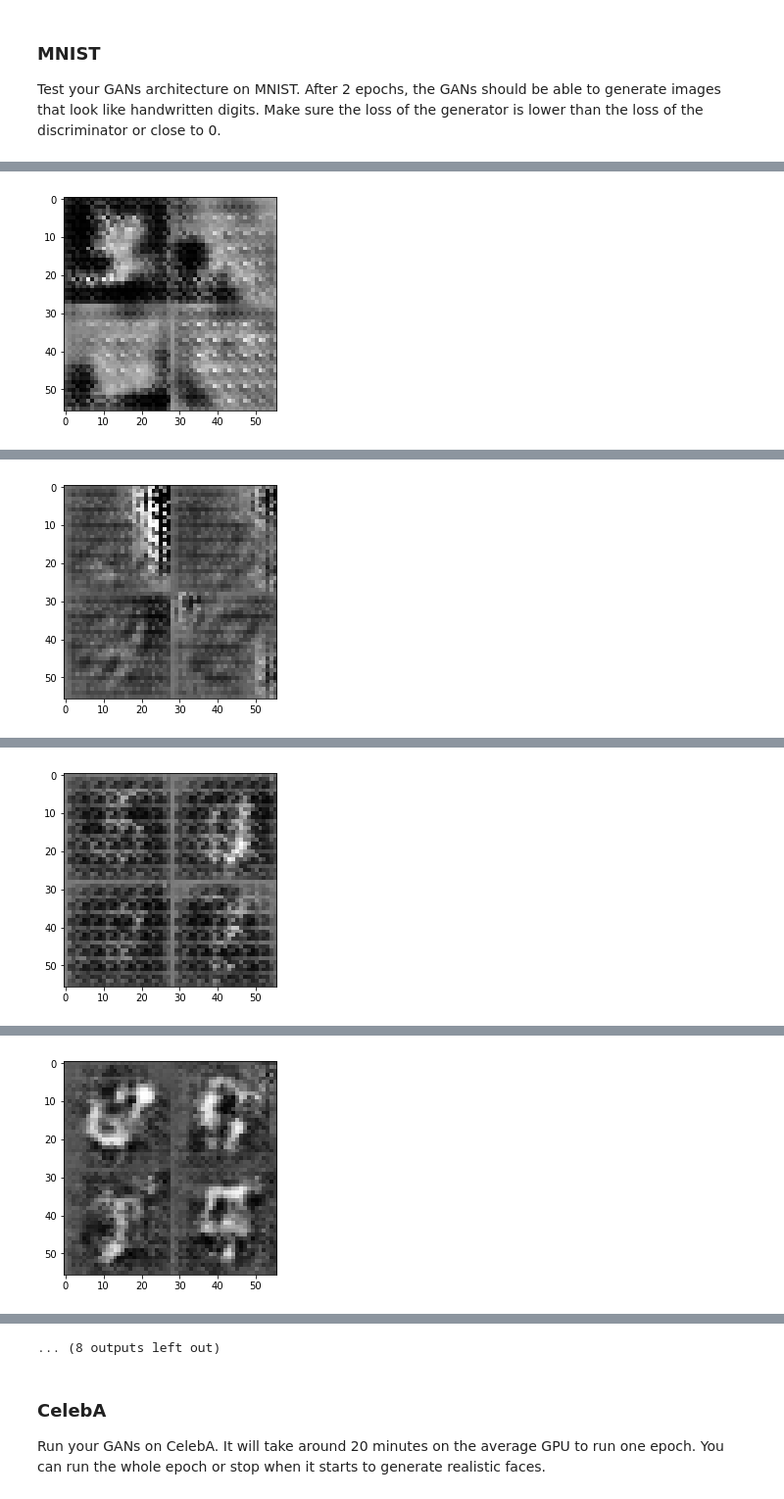
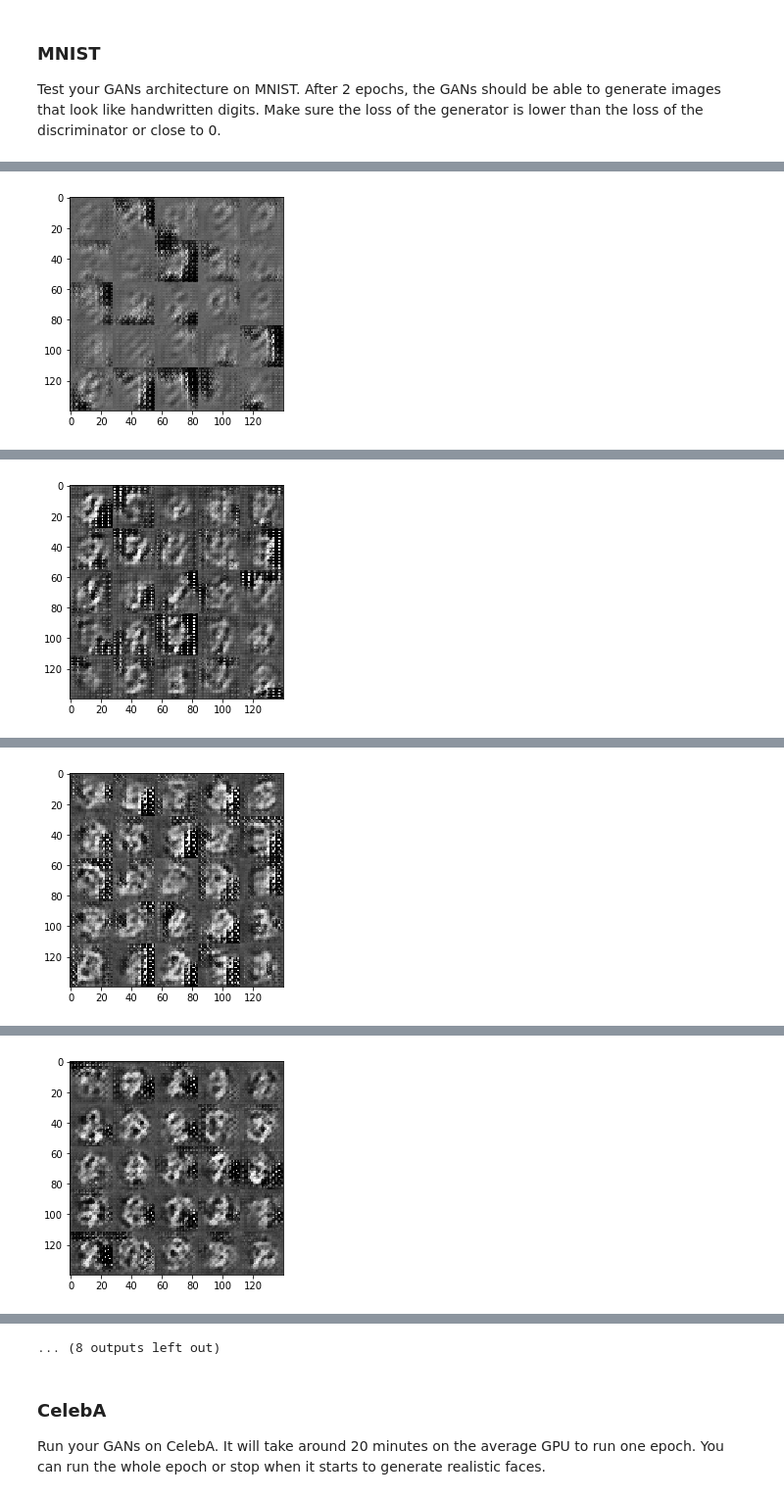
Before and after one commit to Xpitfire/deep-learning, a Jupyter notebook: face_generation/dlnd_face_generation.ipynb, the cells around one changed output, grey strips where cells are left out. Shown at 98% size. Saved outputs shown, nothing was run; the diff lists cells and outputs as text; code cells hidden in the pictures.

```diff
--- a/face_generation/dlnd_face_generation.ipynb
+++ b/face_generation/dlnd_face_generation.ipynb
@@ -155,8 +155,7 @@ def discriminator(images, reuse=False):
         # 14x14
 
         layer2 = tf.layers.conv2d(layer1_act, 256, 5, strides=2, padding='same')
-        layer2_bn = tf.layers.batch_normalization(layer2, training=True)
-        layer2_act = leaky_relu(layer2_bn)
+        layer2_act = leaky_relu(layer2)
         # 7x7
 
         layer2_rs = tf.reshape(layer2_act, (-1, 7*7*256))
@@ -268,8 +267,9 @@ def model_opt(d_loss, g_loss, learning_rate, beta1):
     g_vars = [var for var in vars_ if var.name.startswith('generator')]
     d_vars = [var for var in vars_ if var.name.startswith('discriminator')]
 
-    d_opt = tf.train.AdamOptimizer(learning_rate=learning_rate, beta1=beta1).minimize(d_loss, var_list=d_vars)
-    g_opt = tf.train.AdamOptimizer(learning_rate=learning_rate, beta1=beta1).minimize(g_loss, var_list=g_vars)
+    with tf.control_dependencies(tf.get_collection(tf.GraphKeys.UPDATE_OPS)):
+        d_opt = tf.train.AdamOptimizer(learning_rate=learning_rate, beta1=beta1).minimize(d_loss, var_list=d_vars)
+        g_opt = tf.train.AdamOptimizer(learning_rate=learning_rate, beta1=beta1).minimize(g_loss, var_list=g_vars)
 
     return d_opt, g_opt
 
@@ -321,7 +321,7 @@ Use the `show_generator_output` to show `generator` output while you train. Runn
 # %%
 import matplotlib.pyplot as plt
 
-def train(epoch_count, batch_size, z_dim, learning_rate, beta1, get_batches, data_shape, data_image_mode, print_every=10, show_every=100, figsize=(5,5)):
+def train(epoch_count, batch_size, z_dim, learning_rate, beta1, get_batches, data_shape, data_image_mode, print_every=10, show_every=100, figsize=(5,5), n_images=25):
     """
     Train the GAN
     :param epoch_count: Number of epochs
@@ -359,12 +359,13 @@ def train(epoch_count, batch_size, z_dim, learning_rate, beta1, get_batches, dat
                     train_loss_g = g_loss.eval({input_z: batch_z})
 
                     print("Epoch {}/{}...".format(epoch_i+1, epoch_count),
+                          "Step {}".format(steps),
                           "Discriminator Loss: {:.4f}...".format(train_loss_d),
                           "Generator Loss: {:.4f}".format(train_loss_g))
                     losses.append((train_loss_d, train_loss_g))
 
                 if steps % show_every == 0:
-                    show_generator_output(sess, 4, input_z, image_channels, data_image_mode)
+                    show_generator_output(sess, n_images, input_z, image_channels, data_image_mode)
 
 
     fig, ax = plt.subplots()
@@ -378,9 +379,9 @@ def train(epoch_count, batch_size, z_dim, learning_rate, beta1, get_batches, dat
 Test your GANs architecture on MNIST.  After 2 epochs, the GANs should be able to generate images that look like handwritten digits.  Make sure the loss of the generator is lower than the loss of the discriminator or close to 0.
 # %%
 batch_size = 128
-z_dim = 100
+z_dim = 150
 learning_rate = 0.002
-beta1 = 0.5
+beta1 = 0.4
 
 
 """
@@ -406 +407 @@ Epoch 1/2... Discriminator Loss: 0.3693... Generator Loss: 4.9990
-[figure, old version]
+[figure, new version]
@@ -417 +418 @@ Epoch 1/2... Discriminator Loss: 0.4530... Generator Loss: 4.2107
-[figure, old version]
+[figure, new version]
@@ -428 +429 @@ Epoch 1/2... Discriminator Loss: 0.4531... Generator Loss: 4.2436
-[figure, old version]
+[figure, new version]
@@ -439 +440 @@ Epoch 1/2... Discriminator Loss: 2.5552... Generator Loss: 0.1945
-[figure, old version]
+[figure, new version]
```
Also changed, not shown: parts of 2 cells of this notebook, 1 other file.
